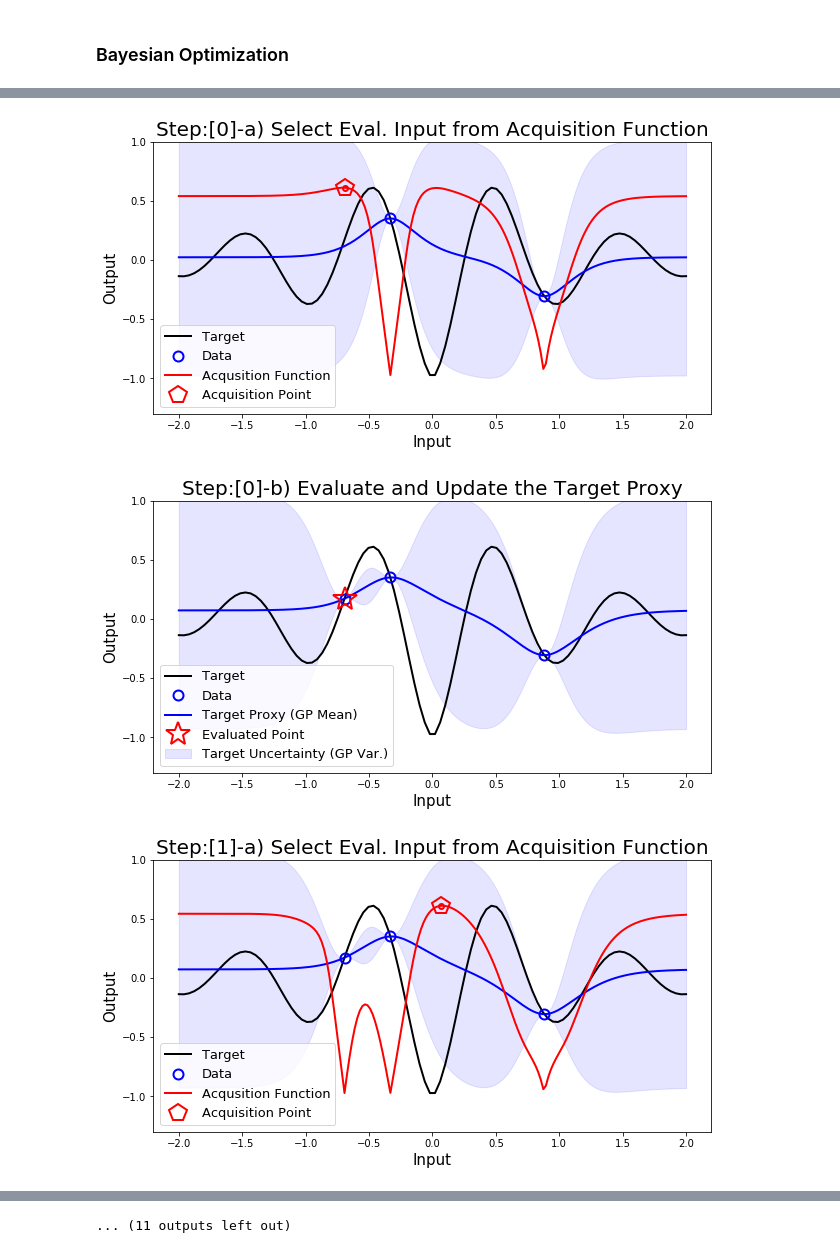
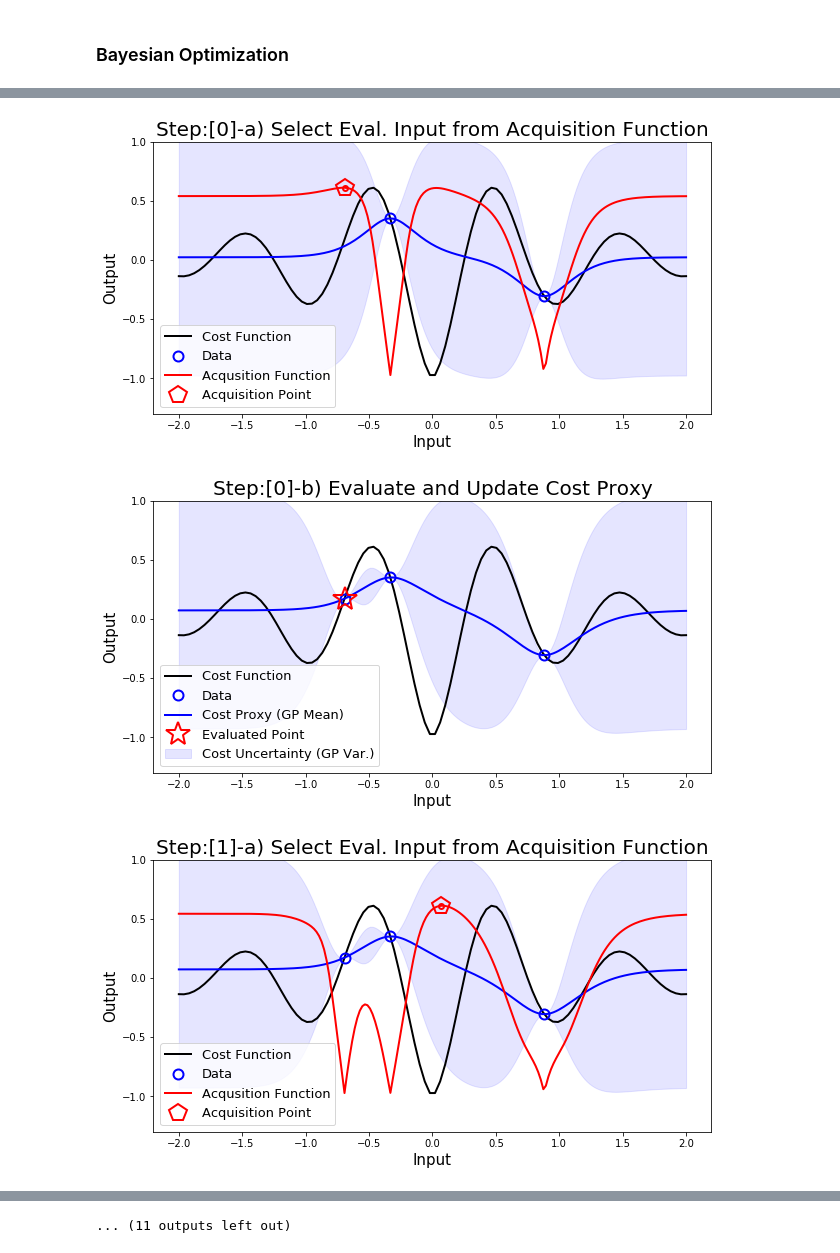
Before and after one commit to sjchoi86/bbopt, a Jupyter notebook: code/demo_bbo_01_BayesOpt.ipynb, the cells around one changed output, grey strips where cells are left out. Saved outputs shown, nothing was run; the diff lists cells and outputs as text; code cells hidden in the pictures.

```diff
--- a/code/demo_bbo_01_BayesOpt.ipynb
+++ b/code/demo_bbo_01_BayesOpt.ipynb
@@ -39,7 +41,7 @@ y_evals = [func_eval(x=x_eval) for x_eval in x_evals]
 x_data = np.concatenate((x_data,np.asarray(x_evals)[:,0,:]),axis=0)
 y_data = np.concatenate((y_data,np.asarray(y_evals)[:,0,:]),axis=0)
 plot_line(
-    x_target,y_target,fmt='-',lc='k',lw=2,label='Target',
+    x_target,y_target,fmt='-',lc='k',lw=2,label='Cost Function',
     x2=x_data,y2=y_data,fmt2='o',lc2='b',lw2=1,ms2=10,mew2=2,label2='Data',
     figsize=(10,5),xstr='Input',xfs=15,ystr='Output',yfs=15,tstr='Random Sampling',tfs=20,
     ylim=[-1.3,+1],
@@ -58,17 +60,17 @@ for it in range(max_step):
 
     if it is 0:
         plot_line(
-            x_target,y_target,fmt='-',lc='k',lw=2,label='Target',
+            x_target,y_target,fmt='-',lc='k',lw=2,label='Cost Function',
             x2=x_data,y2=y_data,fmt2='o',lc2='b',lw2=1,ms2=10,mew2=2,label2='Data',
-            x3=x_test,y3=mu_test,fmt3='-',lc3='b',label3='Target Proxy (GP Mean)',
-            x_fb=x_test,y_fb_low=mu_test-var_test,y_fb_high=mu_test+var_test,fba=0.1,fbc='b',labelfb='Target Uncertainty (GP Var.)',
-            figsize=(10,5),xstr='Input',xfs=15,ystr='Output',yfs=15,tstr='Update the Target Proxy using GP',tfs=20,
+            x3=x_test,y3=mu_test,fmt3='-',lc3='b',label3='Cost Proxy (GP Mean)',
+            x_fb=x_test,y_fb_low=mu_test-var_test,y_fb_high=mu_test+var_test,fba=0.1,fbc='b',labelfb='Cost Uncertainty (GP Var.)',
+            figsize=(10,5),xstr='Input',xfs=15,ystr='Output',yfs=15,tstr='Update Cost Proxy using GP',tfs=20,
             ylim=[-1.3,+1],
             lfs=13,lloc='lower left')
 
     # Select Eval. Input from Acquisition Function
     plot_line(
-        x_target,y_target,fmt='-',lc='k',lw=2,label='Target',
+        x_target,y_target,fmt='-',lc='k',lw=2,label='Cost Function',
         x2=x_data,y2=y_data,fmt2='o',lc2='b',lw2=1,ms2=10,mew2=2,label2='Data',
         x3=x_test,y3=mu_test,fmt3='-',lc3='b',lw3=2,label3=None,
         x_fb=x_test,y_fb_low=mu_test-var_test,y_fb_high=mu_test+var_test,fba=0.1,fbc='b',labelfb=None,
@@ -90,13 +92,13 @@ for it in range(max_step):
 
     # Evaluate and Update the Target Proxy
     plot_line(
-        x_target,y_target,fmt='-',lc='k',lw=2,label='Target',
+        x_target,y_target,fmt='-',lc='k',lw=2,label='Cost Function',
         x2=x_data,y2=y_data,fmt2='o',lc2='b',lw2=1,ms2=10,mew2=2,label2='Data',
-        x3=x_test,y3=mu_test,fmt3='-',lc3='b',lw3=2,label3='Target Proxy (GP Mean)',
-        x_fb=x_test,y_fb_low=mu_test-var_test,y_fb_high=mu_test+var_test,fba=0.1,fbc='b',labelfb='Target Uncertainty (GP Var.)',
+        x3=x_test,y3=mu_test,fmt3='-',lc3='b',lw3=2,label3='Cost Proxy (GP Mean)',
+        x_fb=x_test,y_fb_low=mu_test-var_test,y_fb_high=mu_test+var_test,fba=0.1,fbc='b',labelfb='Cost Uncertainty (GP Var.)',
         x5=x_bo,y5=y_bo,fmt5='*',lc5='r',lw5=2,ms5=25,mew5=2,label5='Evaluated Point',
         figsize=(10,5),xstr='Input',xfs=15,ystr='Output',yfs=15,
-        tstr='Step:[%d]-b) Evaluate and Update the Target Proxy'%(it),tfs=20,
+        tstr='Step:[%d]-b) Evaluate and Update Cost Proxy'%(it),tfs=20,
         ylim=[-1.3,+1],
         lfs=13,lloc='lower left')
 
@@ -107,3 +109,3 @@ print ("Done.")
-[figure, old version]
+[figure, new version]
-[figure, old version]
+[figure, new version]
-[figure, old version]
+[figure, new version]
```
Also changed, not shown: parts of 2 cells of this notebook.
